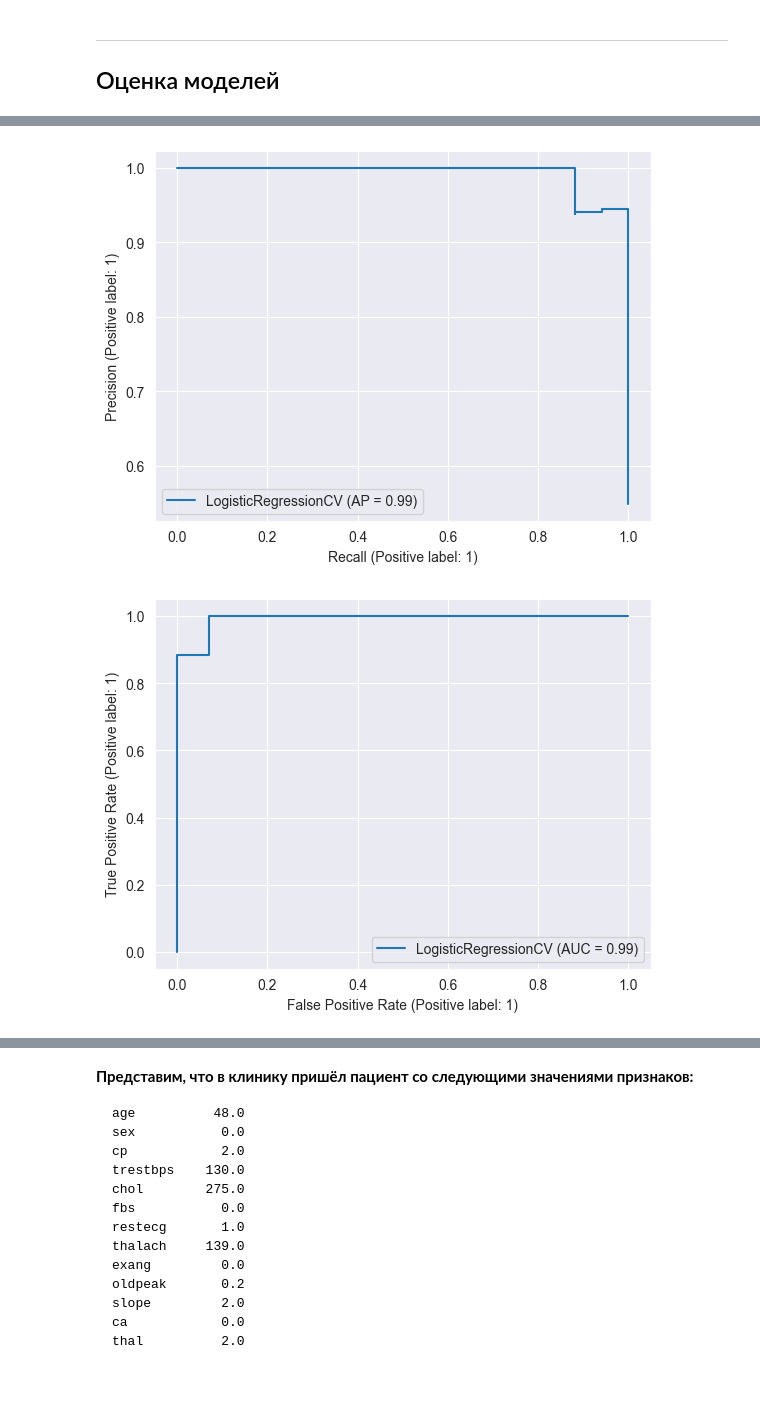
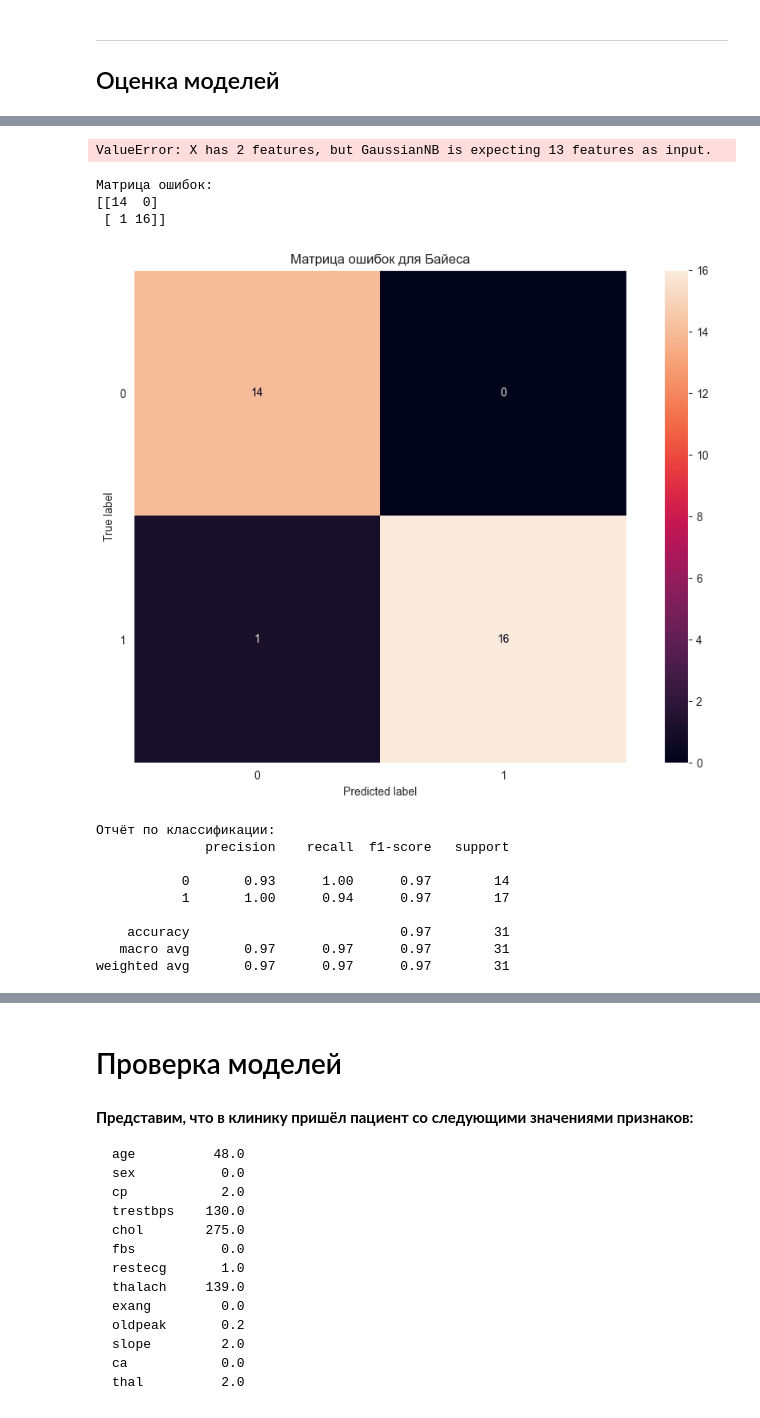
Before and after one commit to Safuanov888/Heart-disease, a Jupyter notebook: 02-Logistic-Regression-Project.ipynb, the cells around one changed output, grey strips where cells are left out. Saved outputs shown, nothing was run; the diff lists cells and outputs as text; code cells hidden in the pictures; blank space fills up the shorter version.

```diff
--- a/02-Logistic-Regression-Project.ipynb
+++ b/02-Logistic-Regression-Project.ipynb
@@ -407,8 +389,0 @@ RocCurveDisplay.from_estimator(grid_model, X_test_scale, y_test);
-# %%
-PrecisionRecallDisplay.from_estimator(log_cv_model, X_test_scale, y_test);
-# %% [output]
-[figure, removed]
-# %%
-RocCurveDisplay.from_estimator(log_cv_model, X_test_scale, y_test);
-# %% [output]
-[figure, removed]
@@ -414,0 +441,61 @@ RocCurveDisplay.from_estimator(log_cv_model, X_test_scale, y_test);
+# %%
+X_combined_std = np.vstack((X_train_scale, X_test_scale))
+y_combined = np.hstack((y_train, y_test))
+
+plot_decision_regions(X=X_combined_std, y=y_combined,
+                      classifier=bayes, test_idx=range(0, 32))
+#plt.xlabel('Petal length [standardized]')
+#plt.ylabel('Petal width [standardized]')
+plt.legend(loc='upper left')
+
+plt.tight_layout()
+plt.show()
+# %% [output]
+ValueError: X has 2 features, but GaussianNB is expecting 13 features as input.
+# %%
+def print_all_metrics(model, X_test, y_test, name):
+    preds = model.predict(X_test)
+
+    # Conf matrix
+    print('Матрица ошибок:')
+    print(confusion_matrix(y_test, preds))
+    print()
+    print()
+
+    # Display conf matrix
+    fig, ax = plt.subplots(figsize=(12,8))
+    ConfusionMatrixDisplay.from_estimator(model, X_test, y_test, cmap='rocket', ax=ax)
+    plt.grid(False)
+    plt.title(f'Матрица ошибок для {name}')
+    plt.show()
+
+    # Classification report
+    print('Отчёт по классификации:')
+    print(classification_report(y_test, preds))
+    print()
+
+    # PR-кривая
+    PrecisionRecallDisplay.from_estimator(model, X_test_scale, y_test);
+    plt.title(f'PR-кривая для {name}')
+    plt.show()
+
+    # ROC-кривая
+    RocCurveDisplay.from_estimator(model, X_test_scale, y_test);
+    plt.title(f'ROC-кривая для {name}')
+    plt.show()
+# %%
+print_all_metrics(bayes, X_test_scale, y_test, 'Байеса')
+# %% [output]
+Матрица ошибок:
+[[14  0]
+ [ 1 16]]
+[figure, added]
+Отчёт по классификации:
+              precision    recall  f1-score   support
+
+           0       0.93      1.00      0.97        14
+           1       1.00      0.94      0.97        17
+
+    accuracy                           0.97        31
+   macro avg       0.97      0.97      0.97        31
+weighted avg       0.97      0.97      0.97        31
@@ -415,3 +504,5 @@ RocCurveDisplay.from_estimator(log_cv_model, X_test_scale, y_test);
+# %% [markdown]
+# Проверка моделей
 # %% [markdown]
 **Представим, что в клинику пришёл пациент со следующими значениями признаков:**
 
```
Also changed, not shown: parts of 25 cells of this notebook.
